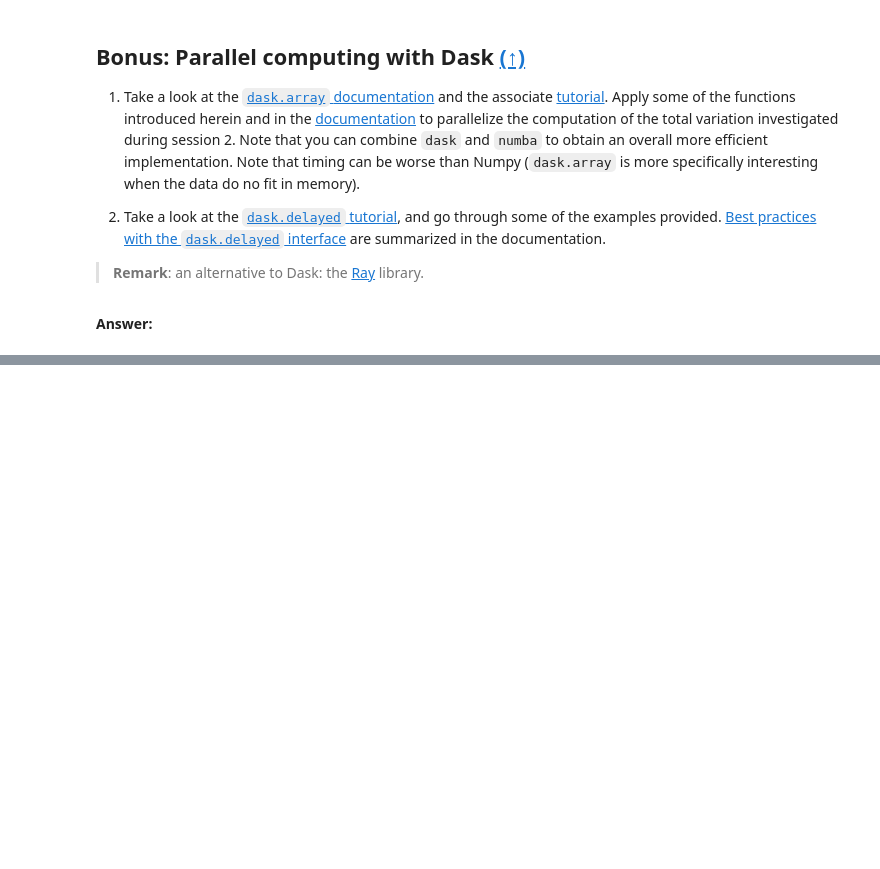
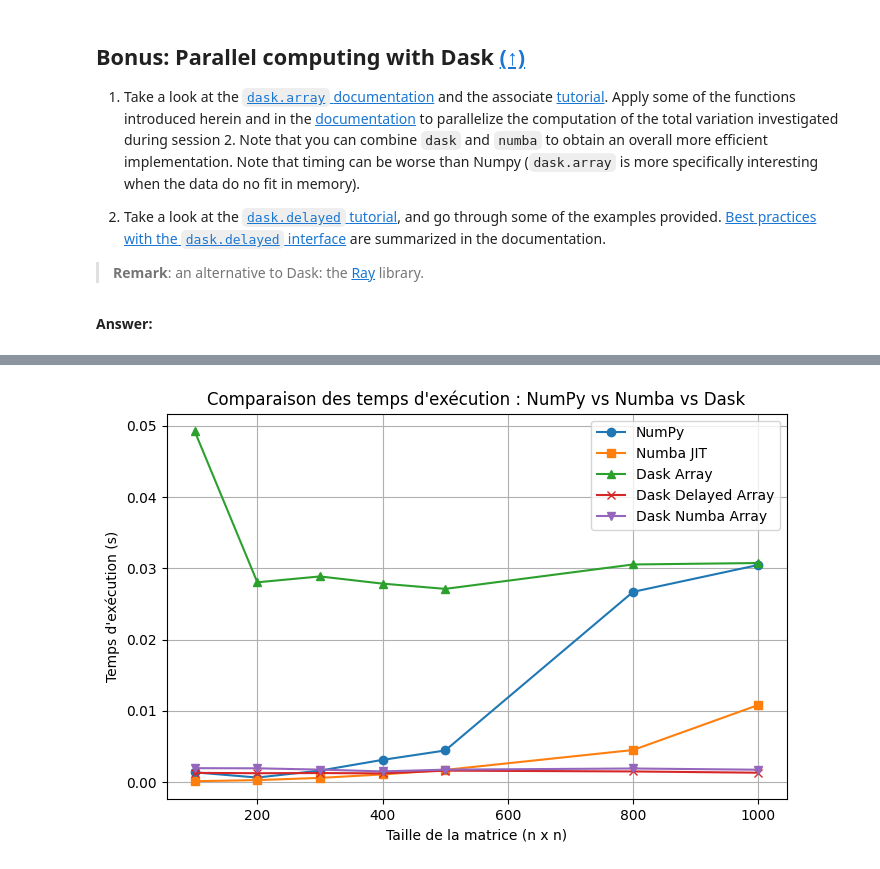
Before and after one commit to farahamorri/python_sdia, a Jupyter notebook: Labs/Lab5/lab5.ipynb, the cells around one changed output, grey strips where cells are left out. Drawn from its saved outputs; the diff is of its cells as text; code cells hidden in the pictures; blank space fills up the shorter version.

Commit message:
lab5 + bonus dask

```diff
--- a/Labs/Lab5/lab5.ipynb
+++ b/Labs/Lab5/lab5.ipynb
@@ -358,0 +484,14 @@ Got result (async): [1 1 1 2 2 2 2 2 2 2 3]
+# %%
+@numba.njit
+def gradient2D_numba(X):
+    Gx = np.zeros_like(X)
+    Gy = np.zeros_like(X)
+    Gx[:, :-1] = X[:, 1:] - X[:, :-1]
+    Gy[:-1, :] = X[1:, :] - X[:-1, :]
+    return Gx, Gy
+
+def compute_TV_dask_numba(X):
+    X_delayed = X.to_delayed().ravel()  # list of blocks
+    results = [delayed(lambda b: np.sum(np.sqrt((gradient2D_numba(b)[0]**2 + gradient2D_numba(b)[1]**2))))(block)
+               for block in X_delayed]
+    return da.from_delayed(sum(results), shape=(), dtype=float)
@@ -358,0 +542,43 @@ Got result (async): [1 1 1 2 2 2 2 2 2 2 3]
+# %%
+sizes = [100, 200, 300, 400, 500, 800, 1000]
+times_numpy = []
+times_numba = []
+times_dask = []
+times_dask_delayed = []
+times_dask_numba = []
+
+# Précompile Numba
+compute_TV_numba(np.random.rand(50, 50))
+
+for size in sizes:
+    X = np.random.rand(size, size)
+    X_dask = da.from_array(X, chunks=(size//2, size//2))
+
+    t_numpy = timeit.timeit(lambda: compute_TV(X), number=5)
+    t_numba = timeit.timeit(lambda: compute_TV_numba(X), number=5)
+    t_dask  = timeit.timeit(lambda: compute_TV_dask(X_dask), number=5)
+    t_dask_delayed = timeit.timeit(lambda: compute_TV_delayed(X_dask), number=5)
+    t_dask_numba = timeit.timeit(lambda: compute_TV_dask_numba(X_dask), number=5)
+
+    times_numpy.append(t_numpy)
+    times_numba.append(t_numba)
+    times_dask.append(t_dask)
+    times_dask_delayed.append(t_dask_delayed)
+    times_dask_numba.append(t_dask_numba)
+
+
+# Plot
+plt.figure(figsize=(8,5))
+plt.plot(sizes, times_numpy, marker='o', label="NumPy")
+plt.plot(sizes, times_numba, marker='s', label="Numba JIT")
+plt.plot(sizes, times_dask, marker='^', label="Dask Array")
+plt.plot(sizes, times_dask_delayed, marker='x', label="Dask Delayed Array")
+plt.plot(sizes, times_dask_numba, marker='v', label="Dask Numba Array")
+plt.xlabel("Taille de la matrice (n x n)")
+plt.ylabel("Temps d'exécution (s)")
+plt.title("Comparaison des temps d'exécution : NumPy vs Numba vs Dask")
+plt.legend()
+plt.grid(True)
+plt.show()
+# %% [output]
+[figure, added]
```
Also changed, not shown: parts of 7 cells of this notebook.
